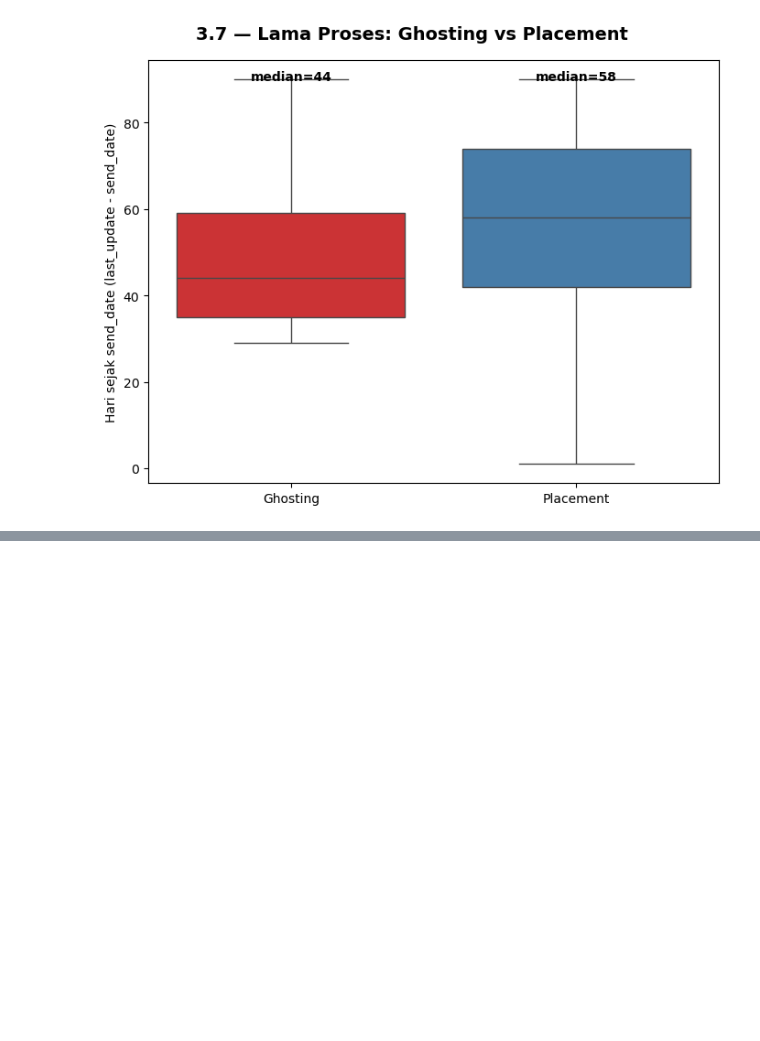
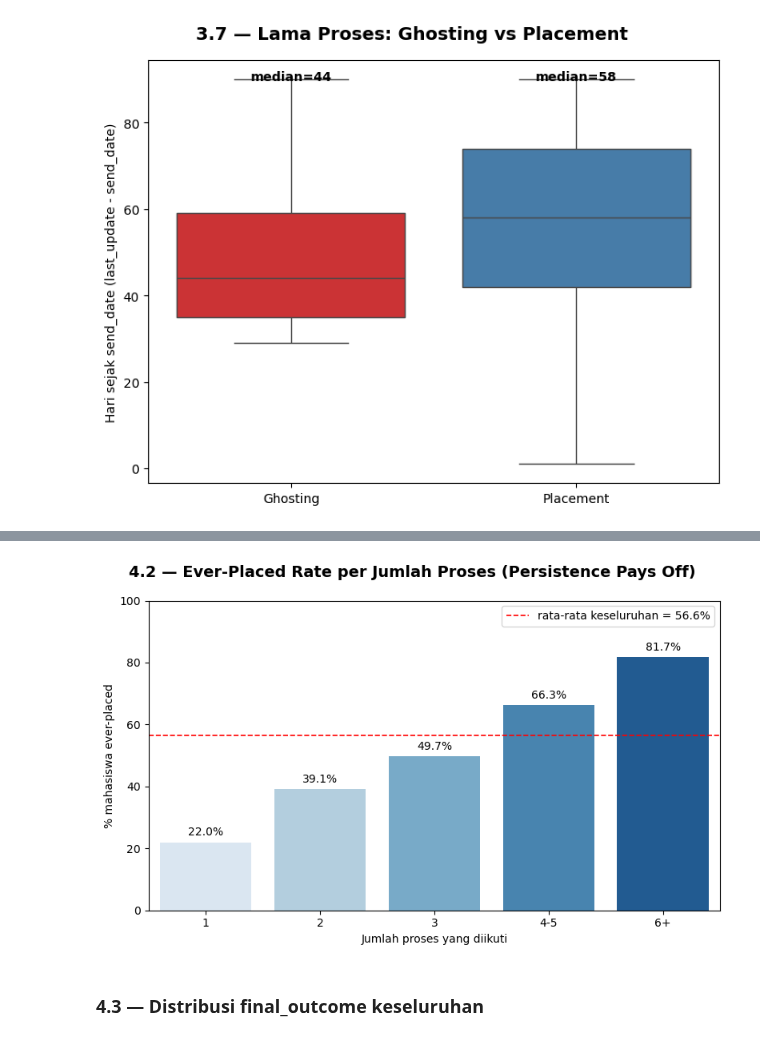
Before and after one commit to zzdf5/ssf-ssdc26-kataedward, a Jupyter notebook: notebooks/02_eda.ipynb, the cells around one changed output, grey strips where cells are left out. Saved outputs shown, nothing was run; the diff lists cells and outputs as text; code cells hidden in the pictures; blank space fills up the shorter version.

```diff
--- a/notebooks/02_eda.ipynb
+++ b/notebooks/02_eda.ipynb
@@ -2524,0 +2743,45 @@ plt.show()
+# %%
+fig, ax = plt.subplots(figsize=(8, 5))
+fig.suptitle(
+    "4.2 — Ever-Placed Rate per Jumlah Proses (Persistence Pays Off)",
+    fontsize=14,
+    fontweight="bold",
+)
+
+sns.barplot(
+    x=persistence.index,
+    y=persistence["pct_placed"],
+    hue=persistence.index,
+    palette="Blues",
+    legend=False,
+    ax=ax,
+    order=bin_order,
+)
+ax.axhline(
+    pct_ever_placed,
+    color="red",
+    linestyle="--",
+    linewidth=1.2,
+    label=f"rata-rata keseluruhan = {pct_ever_placed:.1f}%",
+)
+ax.legend()
+
+ax.set_xlabel("Jumlah proses yang diikuti")
+ax.set_ylabel("% mahasiswa ever-placed")
+ax.set_ylim(0, 100)
+
+for container in ax.containers:
+    if hasattr(container, "datavalues"):
+        ax.bar_label(
+            container,
+            labels=[f"{v:.1f}%" for v in container.datavalues],
+            padding=4,
+            fontsize=10,
+        )
+
+plt.tight_layout()
+plt.show()
+# %% [output]
+[figure, added]
+# %% [markdown]
+### 4.3 — Distribusi final_outcome keseluruhan
```
Also changed, not shown: parts of 46 cells of this notebook, 1 other file.
